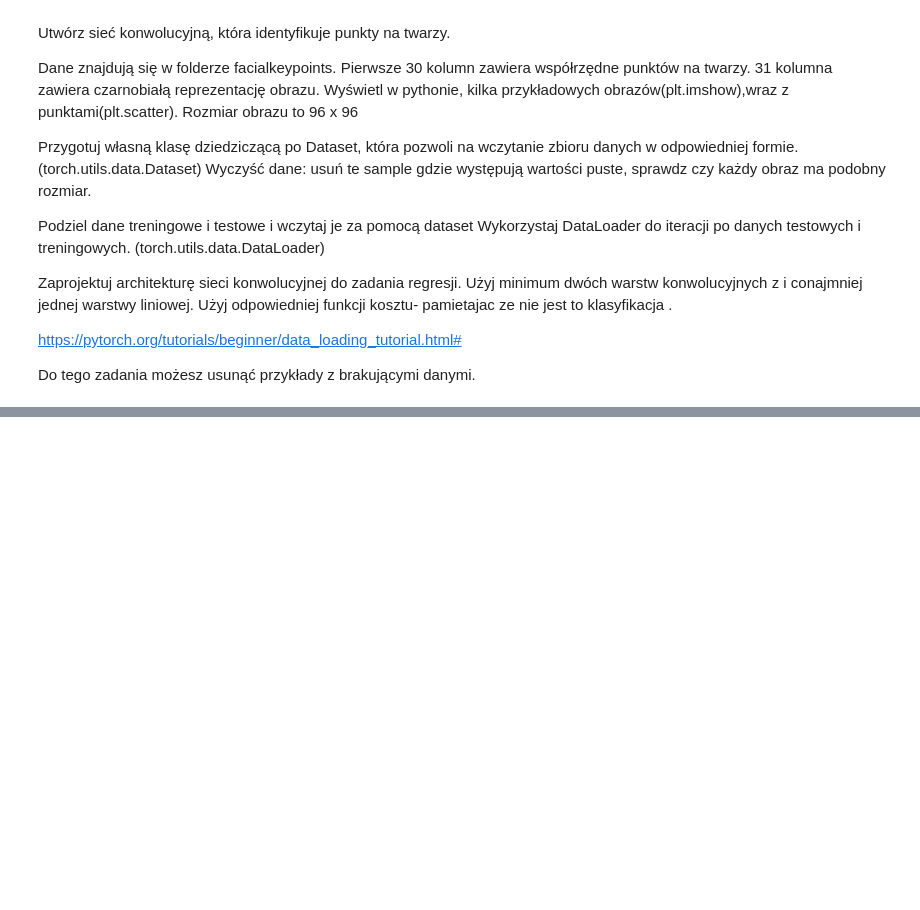
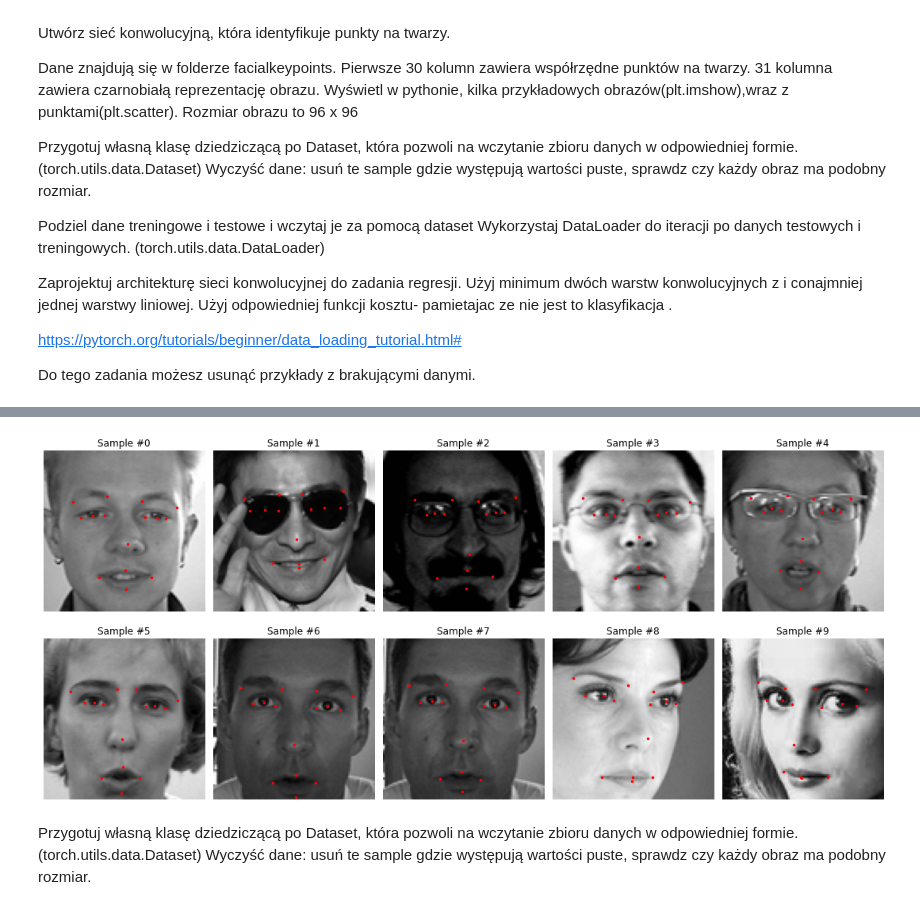
Before and after one commit to tomaszpionka/ds-project, a Jupyter notebook: wum4zaoczne.ipynb, the cells around one changed output, grey strips where cells are left out. Drawn from its saved outputs; the diff is of its cells as text; code cells hidden in the pictures; blank space fills up the shorter version.

```diff
--- a/wum4zaoczne.ipynb
+++ b/wum4zaoczne.ipynb
@@ -217,0 +237,28 @@ Do tego zadania możesz usunąć przykłady z brakującymi danymi.
+# %%
+def show_keypoints(image, keypoints):
+    plt.imshow(image, cmap='gray')
+    if len(keypoints):
+        plt.scatter(keypoints[:, 0], keypoints[:, 1], s=24, marker ='.', c='r')
+# %%
+
+def show_images(df, indxs, ncols=5, figsize=(15,10), with_keypoints=True):
+    plt.figure(figsize=figsize)
+    nrows = len(indxs) // ncols + 1
+    for i, idx in enumerate(indxs):
+        image = np.fromstring(df.loc[idx, 'Image'], sep=' ').astype(np.float32).reshape(-1, IMG_SIZE)
+        if with_keypoints:
+            keypoints = df.loc[idx].drop('Image').values.astype(np.float32).reshape(-1, 2)
+        else:
+            keypoints = []
+        plt.subplot(nrows, ncols, i + 1)
+        plt.title(f'Sample #{idx}')
+        plt.axis('off')
+        plt.tight_layout()
+        show_keypoints(image, keypoints)
+    plt.show()
+# %%
+from sklearn.model_selection import train_test_split
+train_data, test_data = train_test_split(data, test_size=0.2)
+train_data.reset_index(drop=True, inplace=True)
+test_data.reset_index(drop=True, inplace=True)
+train_data.info()
@@ -217,0 +298,6 @@ Do tego zadania możesz usunąć przykłady z brakującymi danymi.
+# %%
+show_images(train_data, range(10))
+# %% [output]
+[figure, added]
+# %% [markdown]
+Przygotuj własną klasę dziedziczącą po Dataset, która pozwoli na wczytanie zbioru danych w odpowiedniej formie. (torch.utils.data.Dataset) Wyczyść dane: usuń te sample gdzie występują wartości puste, sprawdz czy każdy obraz ma podobny rozmiar.
```
Also changed, not shown: parts of 20 cells of this notebook.
